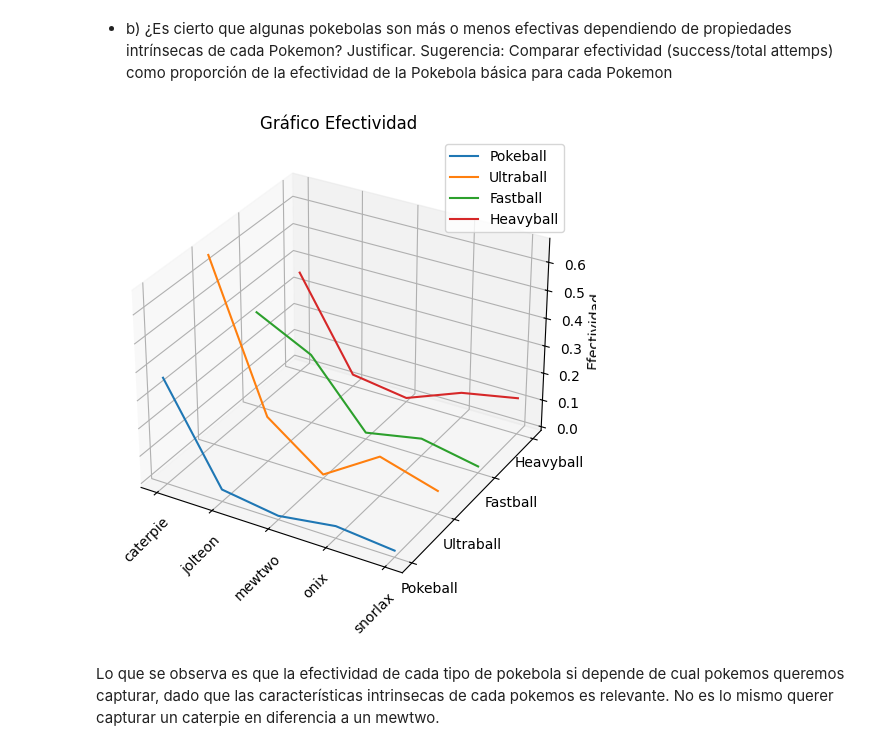
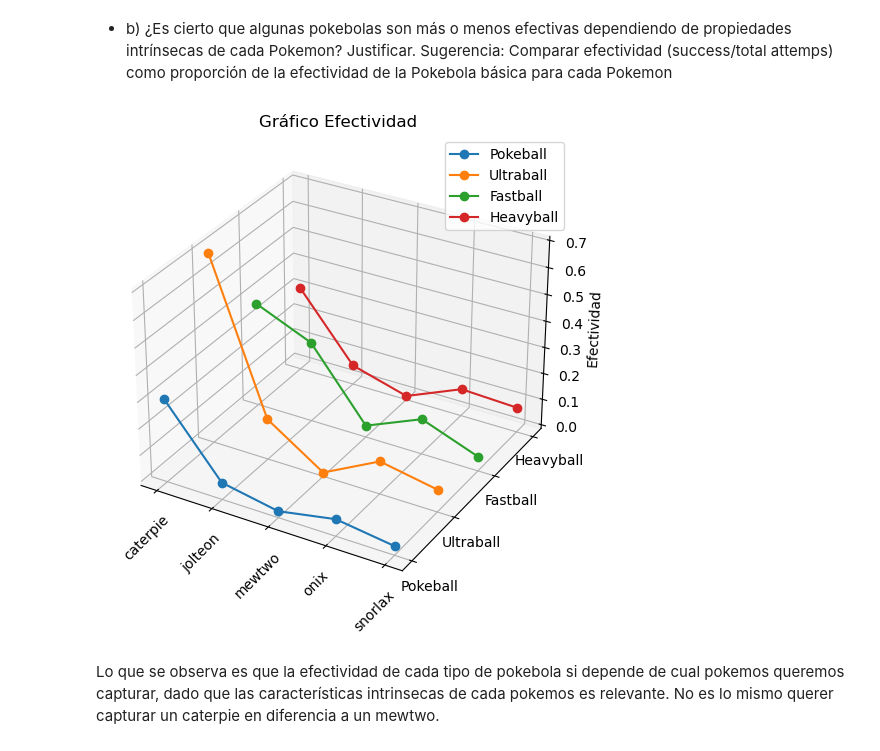
Before and after one commit to dariopenialoza/tp0, a Jupyter notebook: tp0 final.ipynb, the cells around one changed output. Cells and saved outputs as stored; diff of their text form; code cells hidden in the pictures.

```diff
--- a/tp0 final.ipynb
+++ b/tp0 final.ipynb
@@ -106,35 +107,35 @@ df = df.rename(columns=nuevos_nombres)
 # Crear figura y ejes 3D
 fig = plt.figure(figsize=(6, 8))
 ax = fig.add_subplot(111, projection='3d')
 
 # Configurar etiquetas de los ejes
 x_labels = df.index.tolist()
 y_labels = df.columns.tolist()
 
 # Agregar líneas para cada serie de datos
 for i, col in enumerate(df.columns):
-    ax.plot(range(len(df)), [i] * len(df), df[col], label=col)
+    ax.plot(range(len(df)), [i] * len(df), df[col], label=col, marker = 'o')
 
 # Configurar etiquetas de los ejes
 ax.set_xticks(range(len(df)))
 ax.set_xticklabels(x_labels, rotation=45)
 ax.set_yticks(range(len(df.columns)))
 ax.set_yticklabels(y_labels)
 
 # Configurar etiquetas y título
 #ax.set_xlabel('Índices')
 #ax.set_ylabel('Columnas')
 ax.set_zlabel('Efectividad', labelpad=1)
 ax.set_title('Gráfico Efectividad')
 
 # Agregar leyenda
 ax.legend()
 
 # Mostrar el gráfico
 #plt.tight_layout()  # Ajustar el diseño para evitar superposición de elementos
 plt.show()
 # %% [output]
-[figure, old version]
+[figure, new version]
 # %% [markdown]
 Lo que se observa es que la efectividad de cada tipo de pokebola si depende de cual pokemos queremos capturar, dado que las características intrinsecas de cada pokemos es relevante. No es lo mismo querer capturar un caterpie en diferencia a un mewtwo.
 # %% [markdown]
```
Also changed, not shown: parts of 5 cells of this notebook.
